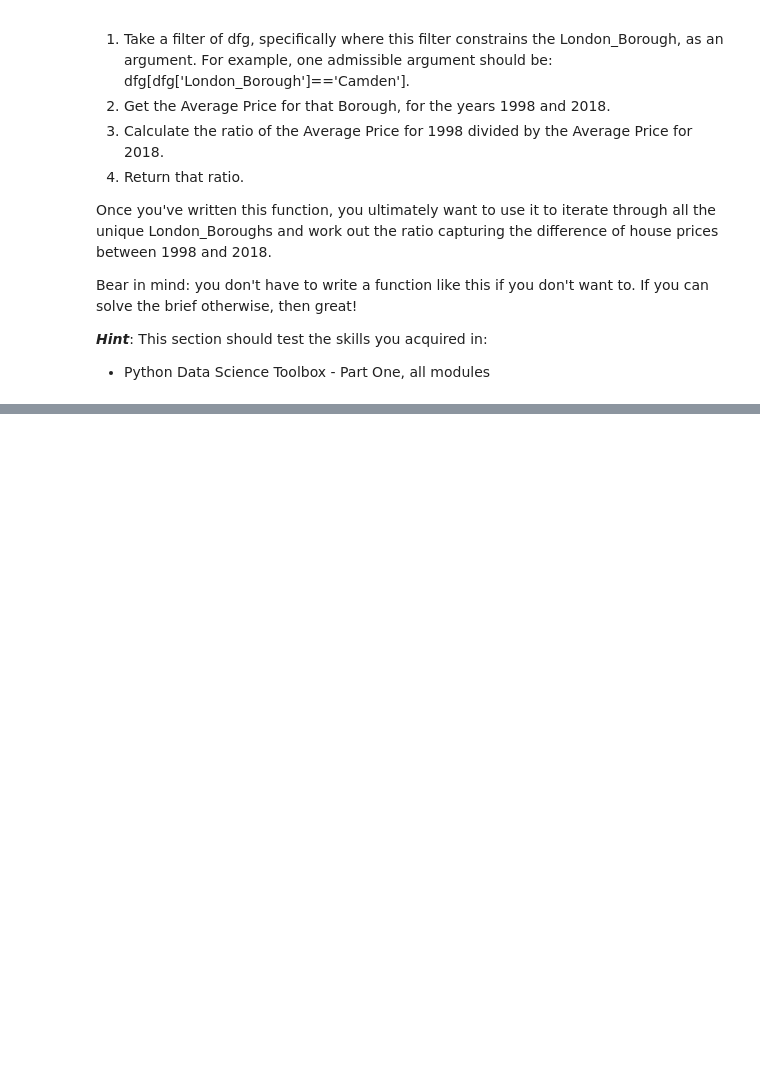
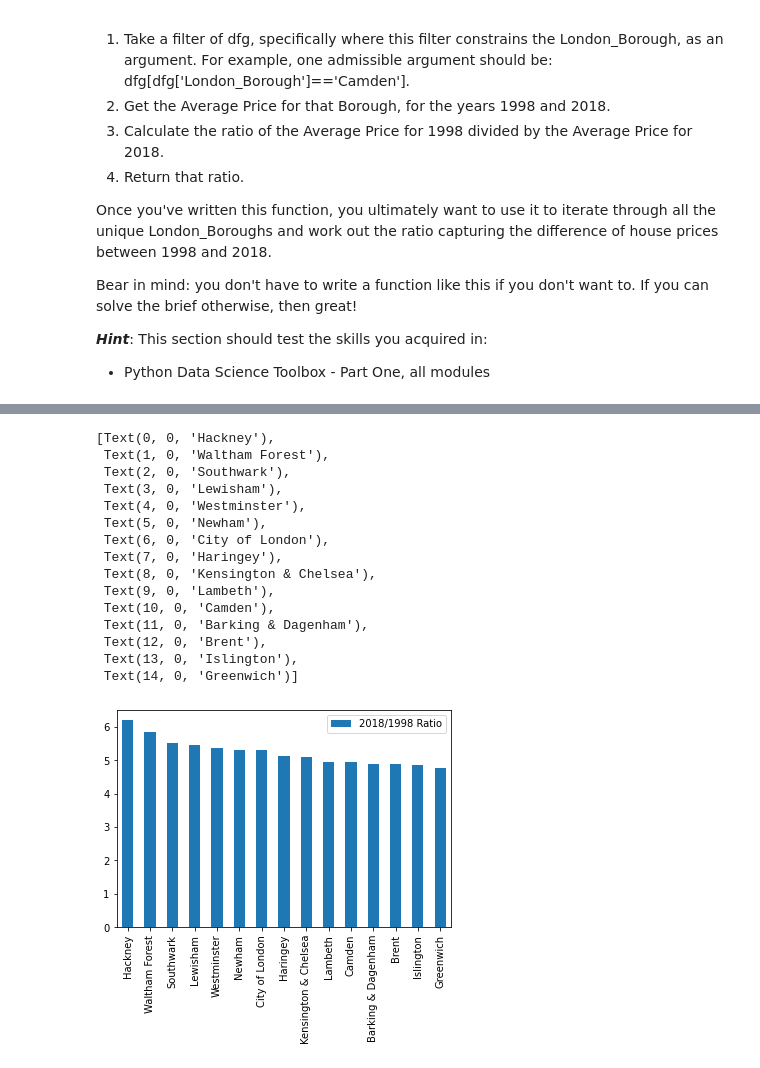
Before and after one commit to justinmbell/Springboard, a Jupyter notebook: London Housing CS/LondonHousingT3.ipynb, the cells around one changed output, grey strips where cells are left out. Cells and saved outputs as stored; diff of their text form; code cells hidden in the pictures; blank space fills up the shorter version.

```diff
--- a/London Housing CS/LondonHousingT3.ipynb
+++ b/London Housing CS/LondonHousingT3.ipynb
@@ -434,0 +511,2 @@ Bear in mind: you don't have to write a function like this if you don't want to.
+# %%
+df_ratios = pd.DataFrame(final)
@@ -434,0 +519,4 @@ Bear in mind: you don't have to write a function like this if you don't want to.
+# %%
+df_ratios_T = df_ratios.transpose()
+df_ratios = df_ratios_T.reset_index()
+df_ratios.head()
@@ -434,0 +530,3 @@ Bear in mind: you don't have to write a function like this if you don't want to.
+# %%
+df_ratios.rename(columns = {'index':'London_Borough', 0:'2018/1998 Ratio'}, inplace = True)
+df_ratios.head()
@@ -434,0 +540,3 @@ Bear in mind: you don't have to write a function like this if you don't want to.
+# %%
+top15 = df_ratios.sort_values(by = '2018/1998 Ratio', ascending = False).head(15)
+print(top15)
@@ -435,3 +560,24 @@ Bear in mind: you don't have to write a function like this if you don't want to.
+# %%
+ax = top15[['London_Borough','2018/1998 Ratio']].plot(kind='bar')
+
+ax.set_xticklabels(top15.London_Borough)
+# %% [output]
+[Text(0, 0, 'Hackney'),
+ Text(1, 0, 'Waltham Forest'),
+ Text(2, 0, 'Southwark'),
+ Text(3, 0, 'Lewisham'),
+ Text(4, 0, 'Westminster'),
+ Text(5, 0, 'Newham'),
+ Text(6, 0, 'City of London'),
+ Text(7, 0, 'Haringey'),
+ Text(8, 0, 'Kensington & Chelsea'),
+ Text(9, 0, 'Lambeth'),
+ Text(10, 0, 'Camden'),
+ Text(11, 0, 'Barking & Dagenham'),
+ Text(12, 0, 'Brent'),
+ Text(13, 0, 'Islington'),
+ Text(14, 0, 'Greenwich')]
+[figure, added]
 # %% [markdown]
 ### 4. Conclusion
 What can you conclude? Type out your conclusion below.
```
Also changed, not shown: parts of 16 cells of this notebook.
